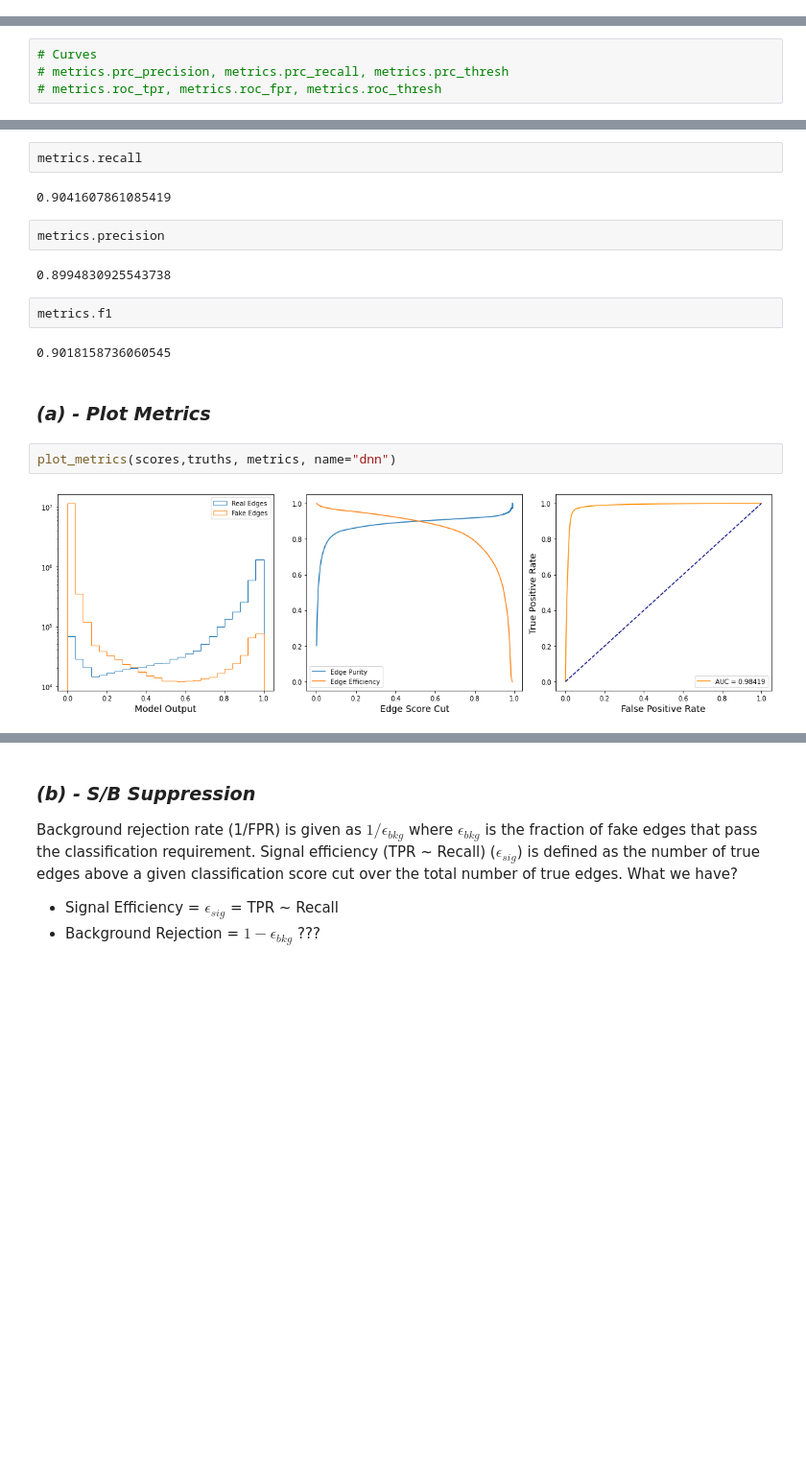
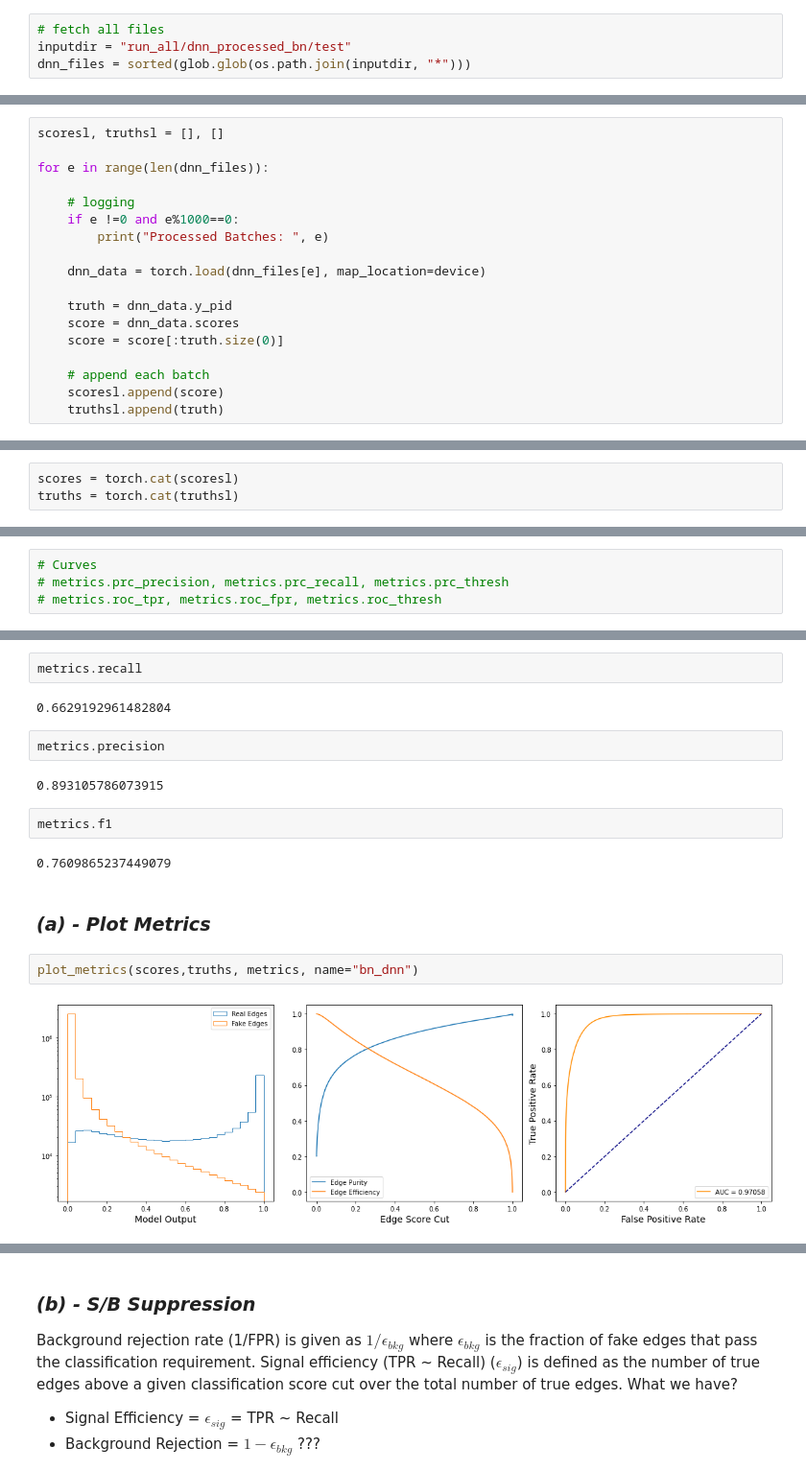
Before and after one commit to ai4fair/stttrkx, a Jupyter notebook: stt6_dnn_infer.ipynb, the cells around one changed output, grey strips where cells are left out. Shown at 96% size. Saved outputs shown, nothing was run; the diff lists cells and outputs as text; blank space fills up the shorter version.

```diff
--- a/stt6_dnn_infer.ipynb
+++ b/stt6_dnn_infer.ipynb
@@ -239,0 +228,4 @@ truths = truths.numpy()
+# %%
+# fetch all files
+inputdir = "run_all/dnn_processed_bn/test"
+dnn_files = sorted(glob.glob(os.path.join(inputdir, "*")))
@@ -239,0 +234,18 @@ truths = truths.numpy()
+# %%
+scoresl, truthsl = [], []
+
+for e in range(len(dnn_files)):
+
+    # logging
+    if e !=0 and e%1000==0:
+        print("Processed Batches: ", e)
+
+    dnn_data = torch.load(dnn_files[e], map_location=device)
+
+    truth = dnn_data.y_pid
+    score = dnn_data.scores
+    score = score[:truth.size(0)]
+
+    # append each batch
+    scoresl.append(score)
+    truthsl.append(truth)
@@ -240,3 +257,6 @@ truths = truths.numpy()
+# %%
+scores = torch.cat(scoresl)
+truths = torch.cat(truthsl)
 # %% [markdown]
 ### _Evaluation Metrics_
 # %%
@@ -254,19 +282,19 @@ metrics.accuracy
 # %%
 metrics.recall
 # %% [output]
-0.9041607861085419
+0.6629192961482804
 # %%
 metrics.precision
 # %% [output]
-0.8994830925543738
+0.893105786073915
 # %%
 metrics.f1
 # %% [output]
-0.9018158736060545
+0.7609865237449079
 # %% [markdown]
 ### _(a) - Plot Metrics_
 # %%
-plot_metrics(scores,truths, metrics, name="dnn")
+plot_metrics(scores,truths, metrics, name="bn_dnn")
 # %% [output]
-[figure, old version]
+[figure, new version]
 # %%
```
Also changed, not shown: parts of 28 cells of this notebook, 2 other files.
